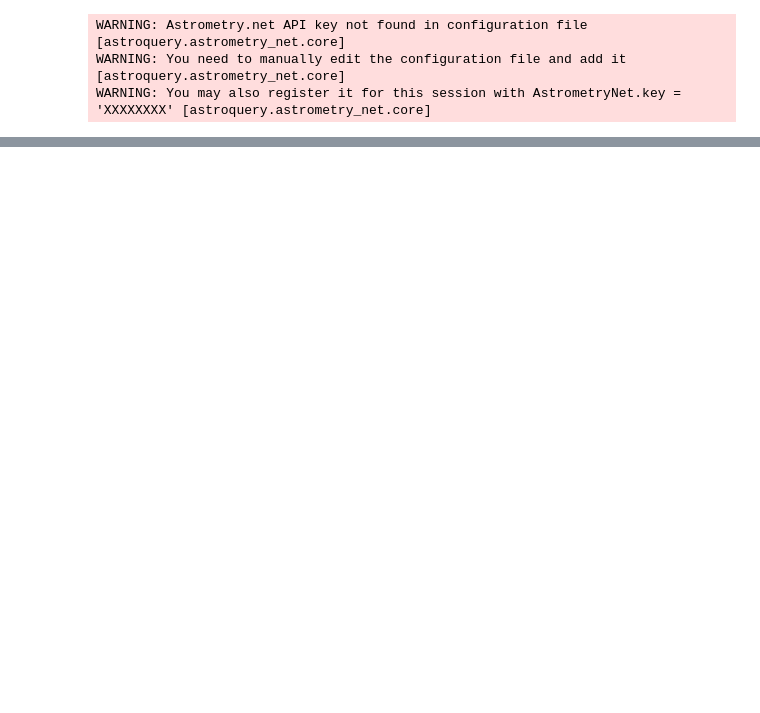
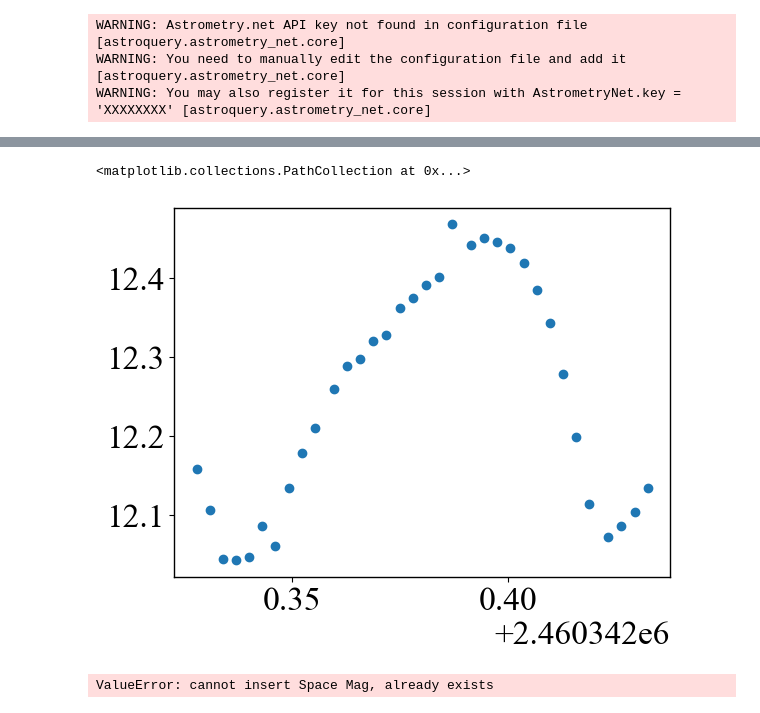
Before and after one commit to lewismcnish/Astronomy, a Jupyter notebook: Year_3/air_mass_plots.ipynb, the cells around one changed output, grey strips where cells are left out. Drawn from its saved outputs; the diff is of its cells as text; code cells hidden in the pictures; blank space fills up the shorter version.

```diff
--- a/Year_3/air_mass_plots.ipynb
+++ b/Year_3/air_mass_plots.ipynb
@@ -254,4 +239,15 @@ ax_corrected.imshow(image_data_corrected_sub, cmap='gray',interpolation='quadric
+# %%
+space_mag = []
+df = pd.read_csv('airmass/NSVS7293918/R/cal_star_4_R_airmass.csv')
+for i in np.arange(len(df['Mag'])):
+    space_mag.append(df['Mag'][i]-df['extinction'][0]*df['Air Mass'][i])
+# %%
+plt.scatter(df['JD'], space_mag)
+# %% [output]
+<matplotlib.collections.PathCollection at 0x...>
+[figure, added]
 # %%
-df = pd.read_csv('airmass/NSVS7293918/R/cal_star_4_R_airmass.csv')
-
-df['Mag']
+df.insert(2, 'Space Mag', space_mag)
+df.to_csv('airmass/NSVS7293918/R/cal_star_4_R_airmass.csv',index = False,)
+# %% [output]
+ValueError: cannot insert Space Mag, already exists
```
Also changed, not shown: parts of 14 cells of this notebook, 15 other files.
